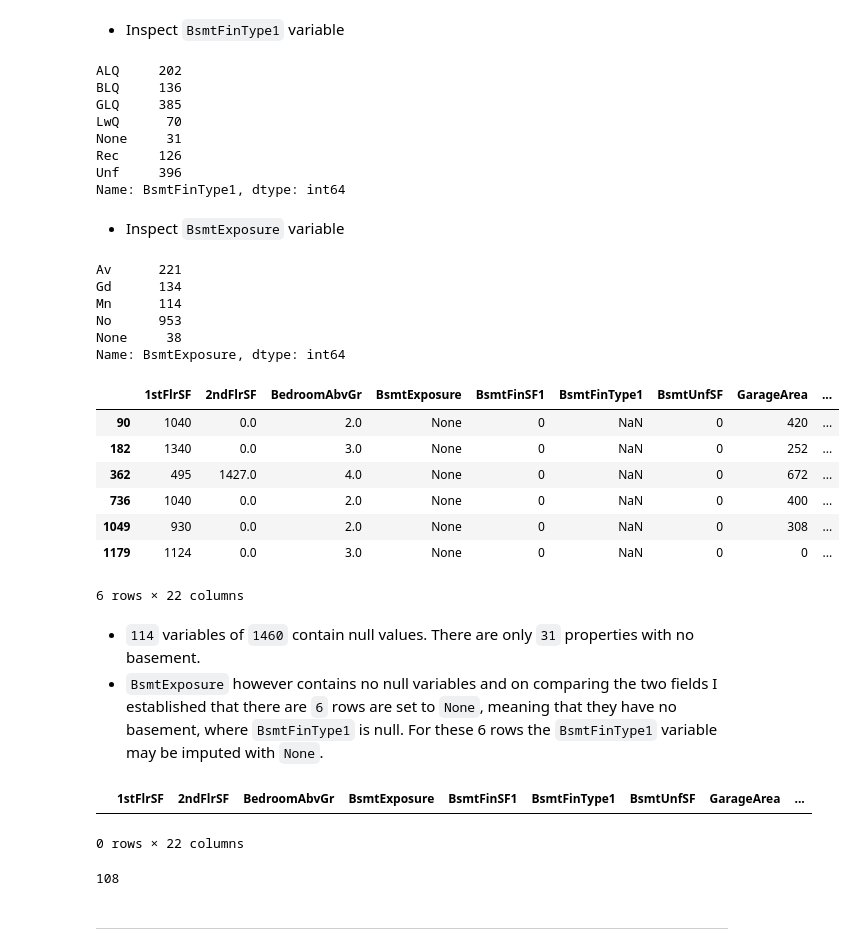
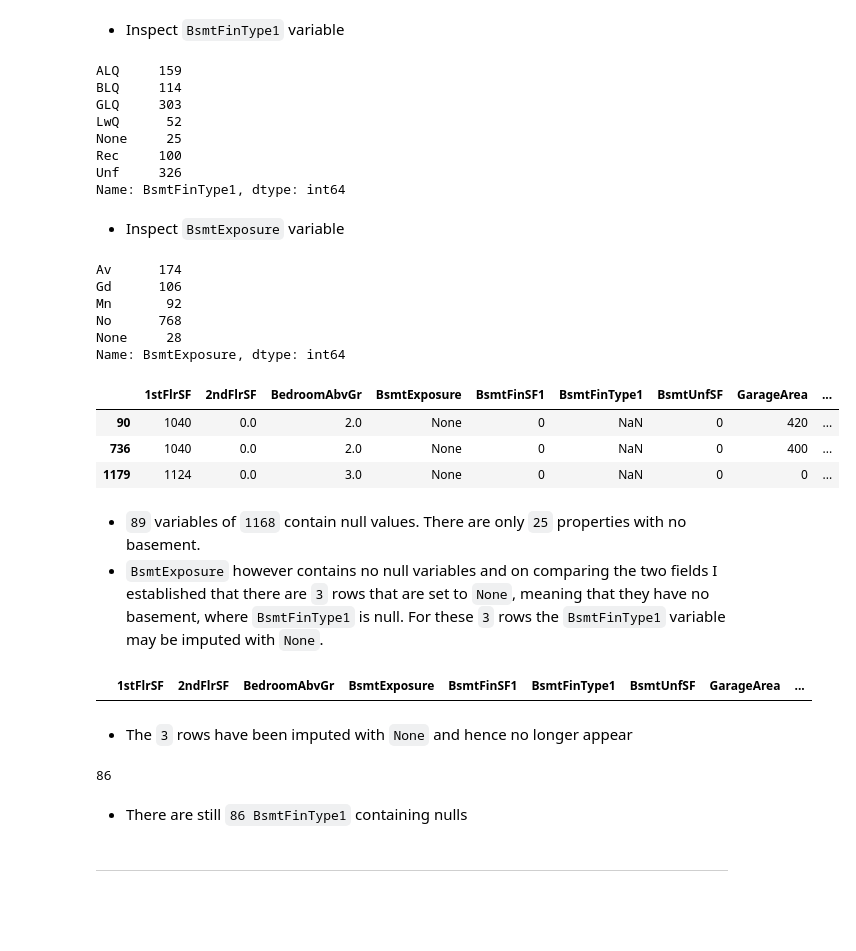
Before and after one commit to JPRodrigues-gh/housing-sales-price-prediction-dashboard, a Jupyter notebook: jupyter_notebooks/data_cleaning.ipynb, the cells around one changed output. Drawn from its saved outputs; the diff is of its cells as text; code cells hidden in the pictures; blank space fills up the shorter version.

```diff
--- a/jupyter_notebooks/data_cleaning.ipynb
+++ b/jupyter_notebooks/data_cleaning.ipynb
@@ -173,0 +378,7 @@ dtype: int64
+# %%
+from feature_engine.selection import DropFeatures
+variables = ['EnclosedPorch', 'WoodDeckSF']
+imputer = DropFeatures(features_to_drop=variables)
+imputer.fit(TrainSet)
+TrainSet, TestSet = imputer.transform(TrainSet) , imputer.transform(TestSet)
+TrainSet.head()
@@ -177,0 +434,6 @@ dtype: int64
+# %%
+from feature_engine.imputation import MeanMedianImputer
+variables = ['LotFrontage', 'MasVnrArea']
+imputer = MeanMedianImputer(imputation_method='median', variables=variables)
+imputer.fit(TrainSet)
+TrainSet, TestSet = imputer.transform(TrainSet), imputer.transform(TestSet)
@@ -234,7 +506,3 @@ Pipeline(steps=[('2ndFlrSF',
                  ArbitraryNumberImputer(arbitrary_number=0,
                                         variables=['2ndFlrSF',
                                                    'BedroomAbvGr']))])
-# %%
-# pipeline.fit(df)
-# df = pipeline.transform(df)
-df = pipeline.fit_transform(df)
@@ -260,0 +509,3 @@ dtype: int64
+# %%
+pipeline.fit(TrainSet)
+TrainSet, TestSet = pipeline.transform(TrainSet) , pipeline.transform(TestSet)
@@ -265,39 +525,35 @@ dtype: int64
 # %% [markdown]
 * Inspect `BsmtFinType1` variable
 # %%
-df['BsmtFinType1'].value_counts().sort_index()
+TrainSet['BsmtFinType1'].value_counts().sort_index()
 # %% [output]
-ALQ     202
-BLQ     136
-GLQ     385
-LwQ      70
-None     31
-Rec     126
-Unf     396
+ALQ     159
+BLQ     114
+GLQ     303
+LwQ      52
+None     25
+Rec     100
+Unf     326
 Name: BsmtFinType1, dtype: int64
 # %% [markdown]
 * Inspect `BsmtExposure` variable
 # %%
-df['BsmtExposure'].value_counts().sort_index()
+TrainSet['BsmtExposure'].value_counts().sort_index()
 # %% [output]
-Av      221
-Gd      134
-Mn      114
-No      953
-None     38
+Av      174
+Gd      106
+Mn       92
+No      768
+None     28
 Name: BsmtExposure, dtype: int64
 # %%
-df[df['BsmtFinType1'].isna()].query('BsmtExposure=="None"').sort_values(by=['BsmtExposure'])
+TrainSet[TrainSet['BsmtFinType1'].isna()].query('BsmtExposure=="None"').sort_values(by=['BsmtExposure'])
 # %% [output]
 |  | 1stFlrSF | 2ndFlrSF | BedroomAbvGr | BsmtExposure | BsmtFinSF1 | BsmtFinType1 | BsmtUnfSF | GarageArea | ... |
 | 90 | 1040 | 0.0 | 2.0 | None | 0 | NaN | 0 | 420 | ... |
-| 182 | 1340 | 0.0 | 3.0 | None | 0 | NaN | 0 | 252 | ... |
-| 362 | 495 | 1427.0 | 4.0 | None | 0 | NaN | 0 | 672 | ... |
 | 736 | 1040 | 0.0 | 2.0 | None | 0 | NaN | 0 | 400 | ... |
-| 1049 | 930 | 0.0 | 2.0 | None | 0 | NaN | 0 | 308 | ... |
 | 1179 | 1124 | 0.0 | 3.0 | None | 0 | NaN | 0 | 0 | ... |
-6 rows × 22 columns
 # %% [markdown]
-* `114` variables of `1460` contain null values. There are only `31` properties with no basement.
-* `BsmtExposure` however contains no null variables and on comparing the two fields I established that there are `6` rows are set to `None`, meaning that they have no basement, where `BsmtFinType1` is null. For these 6 rows the `BsmtFinType1` variable may be imputed with `None`.
+* `89` variables of `1168` contain null values. There are only `25` properties with no basement.
+* `BsmtExposure` however contains no null variables and on comparing the two fields I established that there are `3` rows that are set to `None`, meaning that they have no basement, where `BsmtFinType1` is null. For these `3` rows the `BsmtFinType1` variable may be imputed with `None`.
 # %%
@@ -306,12 +565,15 @@ df['BsmtFinType1'] = np.where(query_condition, 'None', df['BsmtFinType1'])
 # %%
-df[df['BsmtFinType1'].isna()].query('BsmtExposure=="None"').sort_values(by=['BsmtExposure'])
+TrainSet[TrainSet['BsmtFinType1'].isna()].query('BsmtExposure=="None"').sort_values(by=['BsmtExposure'])
 # %% [output]
 |  | 1stFlrSF | 2ndFlrSF | BedroomAbvGr | BsmtExposure | BsmtFinSF1 | BsmtFinType1 | BsmtUnfSF | GarageArea | ... |
-0 rows × 22 columns
+# %% [markdown]
+* The `3` rows have been imputed with `None` and hence no longer appear
 # %%
-df['BsmtFinType1'].isna().sum()
+TrainSet['BsmtFinType1'].isna().sum()
 # %% [output]
-108
+86
+# %% [markdown]
+* There are still `86 BsmtFinType1` containing nulls
 # %% [markdown]
 ---
 # %% [markdown]
```
Also changed, not shown: parts of 108 cells of this notebook, 4 other files.
